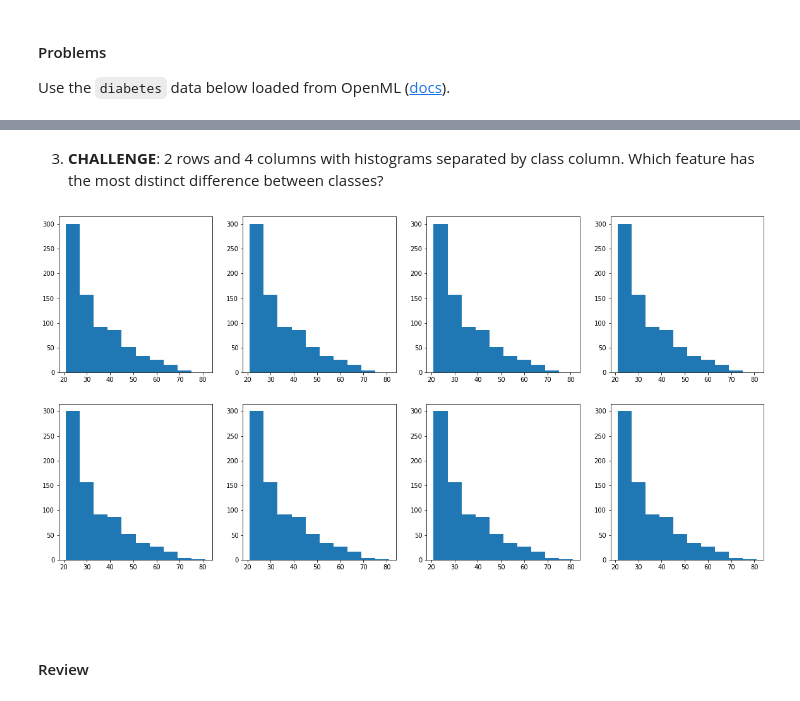
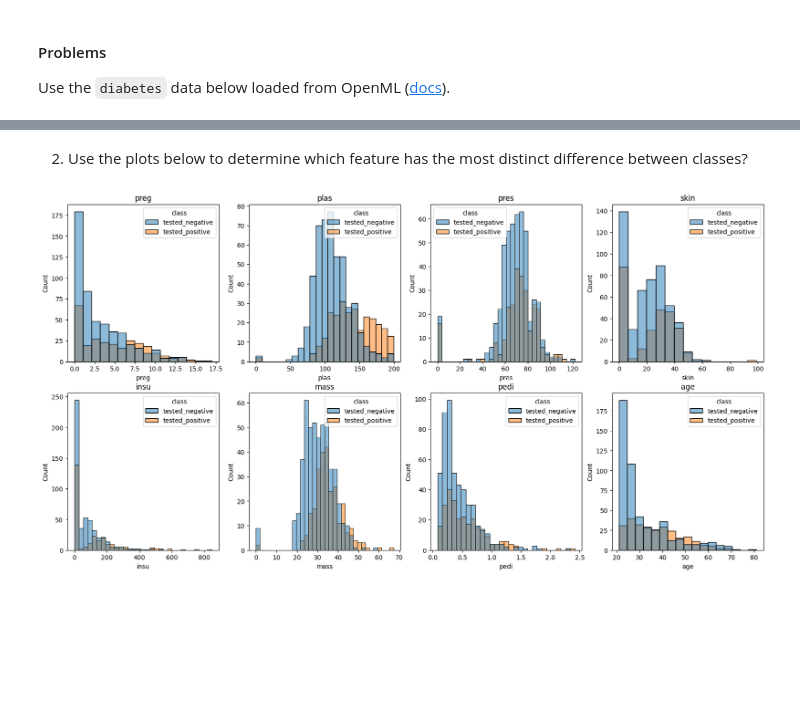
Before and after one commit to jfkoehler/nyu_bootcamp_fa25, a Jupyter notebook: _build/jupyter_execute/plotting_seaborn.ipynb, the cells around one changed output, grey strips where cells are left out. Cells and saved outputs as stored; diff of their text form; code cells hidden in the pictures; blank space fills up the shorter version.

```diff
--- a/_build/jupyter_execute/plotting_seaborn.ipynb
+++ b/_build/jupyter_execute/plotting_seaborn.ipynb
@@ -315,13 +209,12 @@ sns.heatmap(diabetes.corr(), annot = True, cmap = 'BuPu')
-# %% [markdown]
-3. **CHALLENGE**: 2 rows and 4 columns with histograms separated by class column.  Which feature has the most distinct difference between classes?
+# %% [markdown]
+2. Use the plots below to determine which feature has the most distinct difference between classes?
 # %%
 fig, ax = plt.subplots(2, 4, figsize = (20, 10))
+colnum = 0
 for row in range(2):
     for col in range(4):
-        ax[row, col].hist(diabetes['age'])
+        sns.histplot(data = diabetes, x = diabetes.iloc[:,colnum], hue = 'class', ax =  ax[row, col])
+        ax[row,col].set_title(diabetes.columns.tolist()[colnum])
+        colnum += 1
 # %% [output]
-[figure, old version]
+[figure, new version]
-# %% [markdown]
-###
-# %% [markdown]
-#### Review
```
Also changed, not shown: parts of 50 cells of this notebook, 50 other files.
